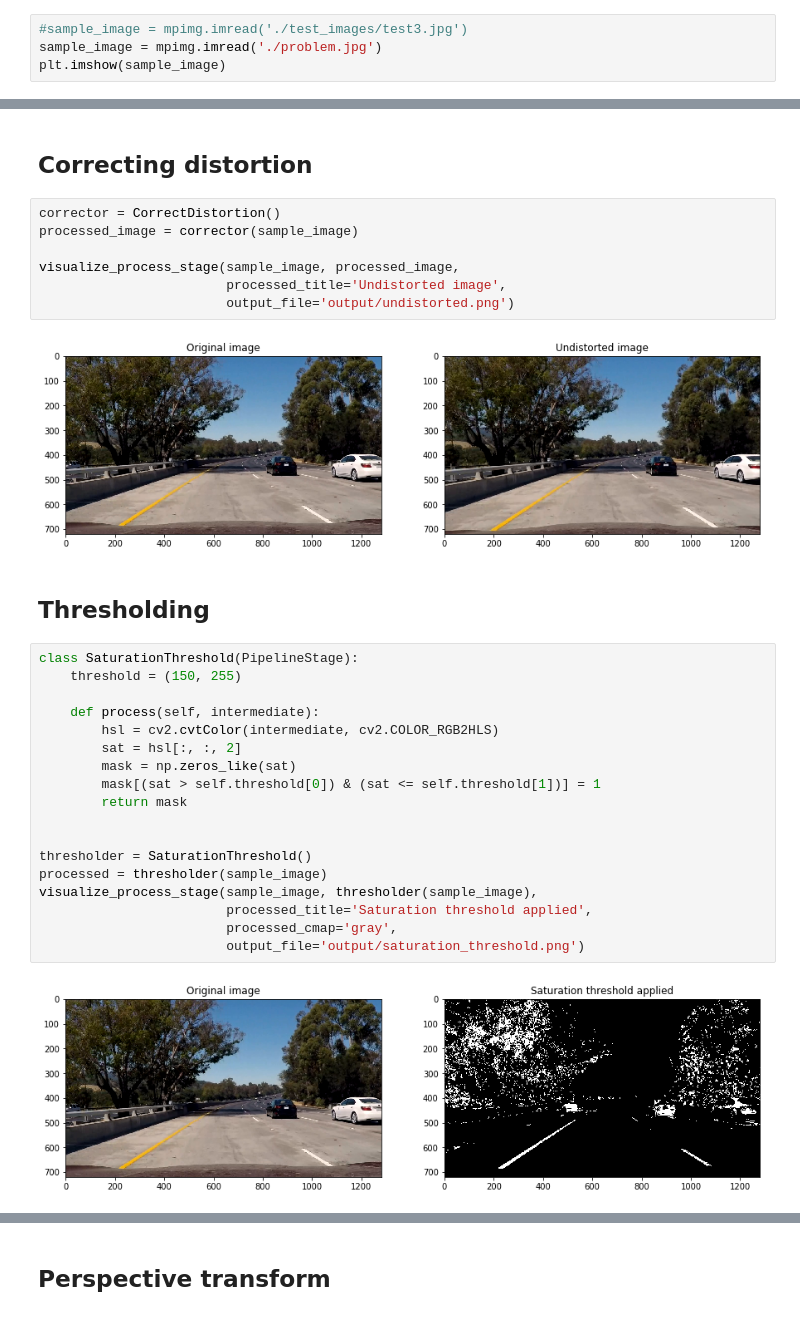
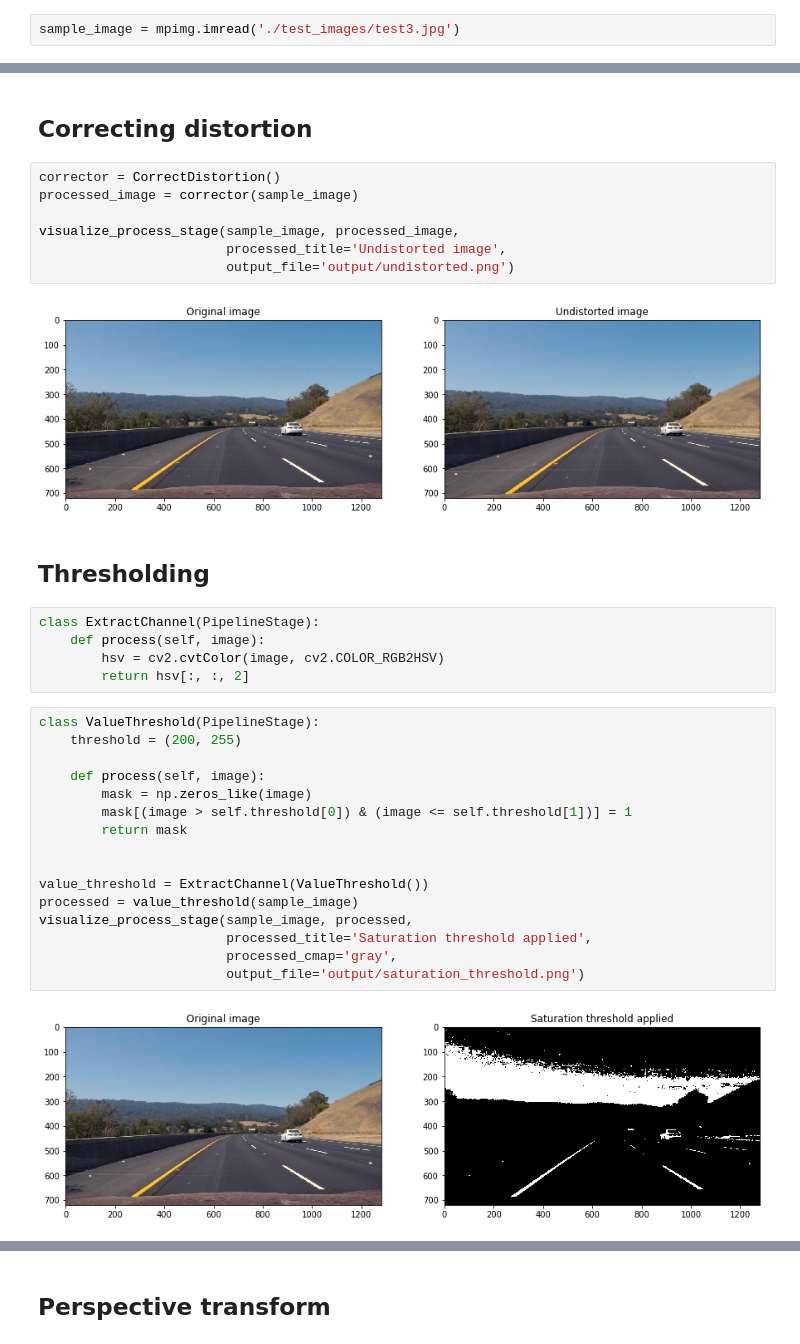
Before and after one commit to tindandelion/carnd-advanced-lane-detection-p4, a Jupyter notebook: advanced-lane-detection.ipynb, the cells around one changed output, grey strips where cells are left out. Cells and saved outputs as stored; diff of their text form.

Commit message:
Processing the video without errors

```diff
--- a/advanced-lane-detection.ipynb
+++ b/advanced-lane-detection.ipynb
@@ -113,6 +113,4 @@ visualize_process_stage(test_image, processor(test_image),
 # %% [markdown]
 # Image processing pipeline
 # %%
-#sample_image = mpimg.imread('./test_images/test3.jpg')
-sample_image = mpimg.imread('./problem.jpg')
-plt.imshow(sample_image)
+sample_image = mpimg.imread('./test_images/test3.jpg')
@@ -129,28 +124,31 @@ visualize_process_stage(sample_image, processed_image,
                         processed_title='Undistorted image',
                         output_file='output/undistorted.png')
 # %% [output]
-[figure, old version]
+[figure, new version]
 # %% [markdown]
 ## Thresholding
+# %%
+class ExtractChannel(PipelineStage):
+    def process(self, image):
+        hsv = cv2.cvtColor(image, cv2.COLOR_RGB2HSV)
+        return hsv[:, :, 2]
 # %%
-class SaturationThreshold(PipelineStage):
-    threshold = (150, 255)
+class ValueThreshold(PipelineStage):
+    threshold = (200, 255)
 
-    def process(self, intermediate):
-        hsl = cv2.cvtColor(intermediate, cv2.COLOR_RGB2HLS)
-        sat = hsl[:, :, 2]
-        mask = np.zeros_like(sat)
-        mask[(sat > self.threshold[0]) & (sat <= self.threshold[1])] = 1
+    def process(self, image):
+        mask = np.zeros_like(image)
+        mask[(image > self.threshold[0]) & (image <= self.threshold[1])] = 1
         return mask
 
 
-thresholder = SaturationThreshold()
-processed = thresholder(sample_image)
-visualize_process_stage(sample_image, thresholder(sample_image),
+value_threshold = ExtractChannel(ValueThreshold())
+processed = value_threshold(sample_image)
+visualize_process_stage(sample_image, processed,
                         processed_title='Saturation threshold applied',
                         processed_cmap='gray',
                         output_file='output/saturation_threshold.png')
 # %% [output]
-[figure, old version]
+[figure, new version]
 # %%
 class SobelMagnitudeThreshold(PipelineStage):
```
Also changed, not shown: parts of 21 cells of this notebook, 7 other files.
